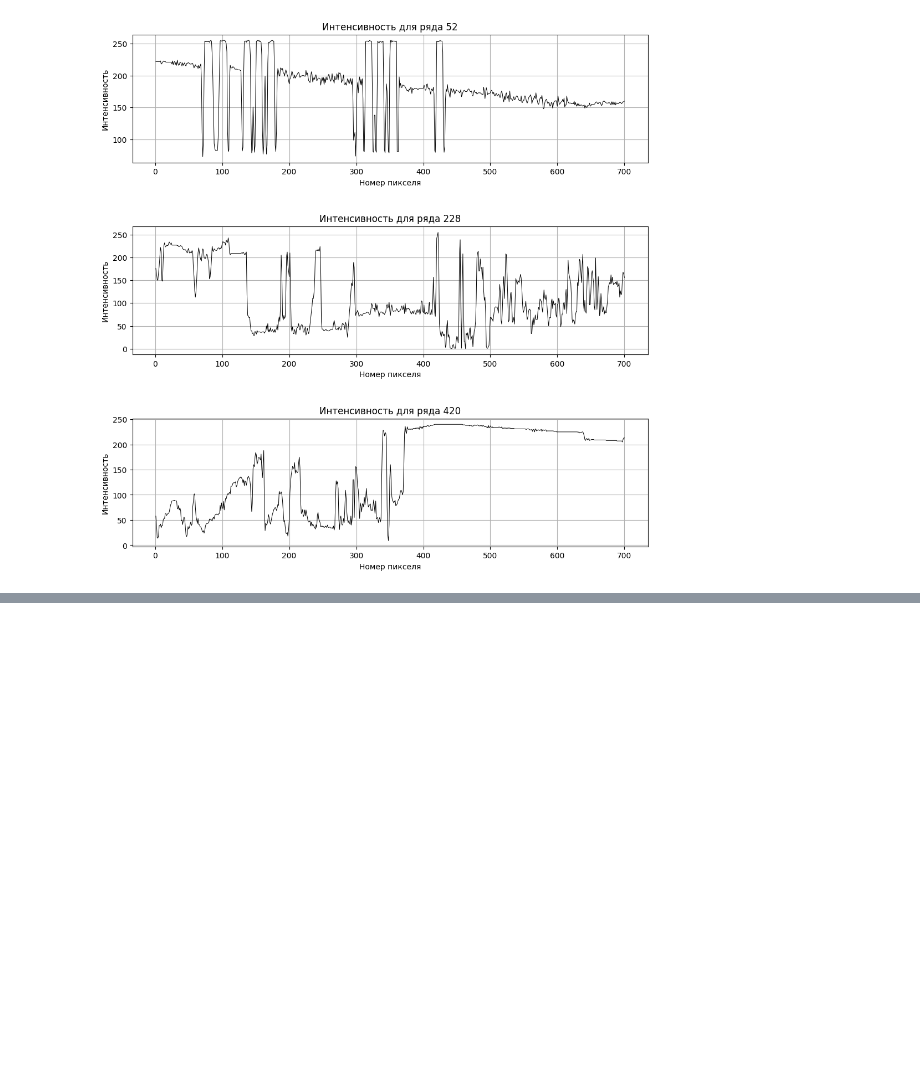
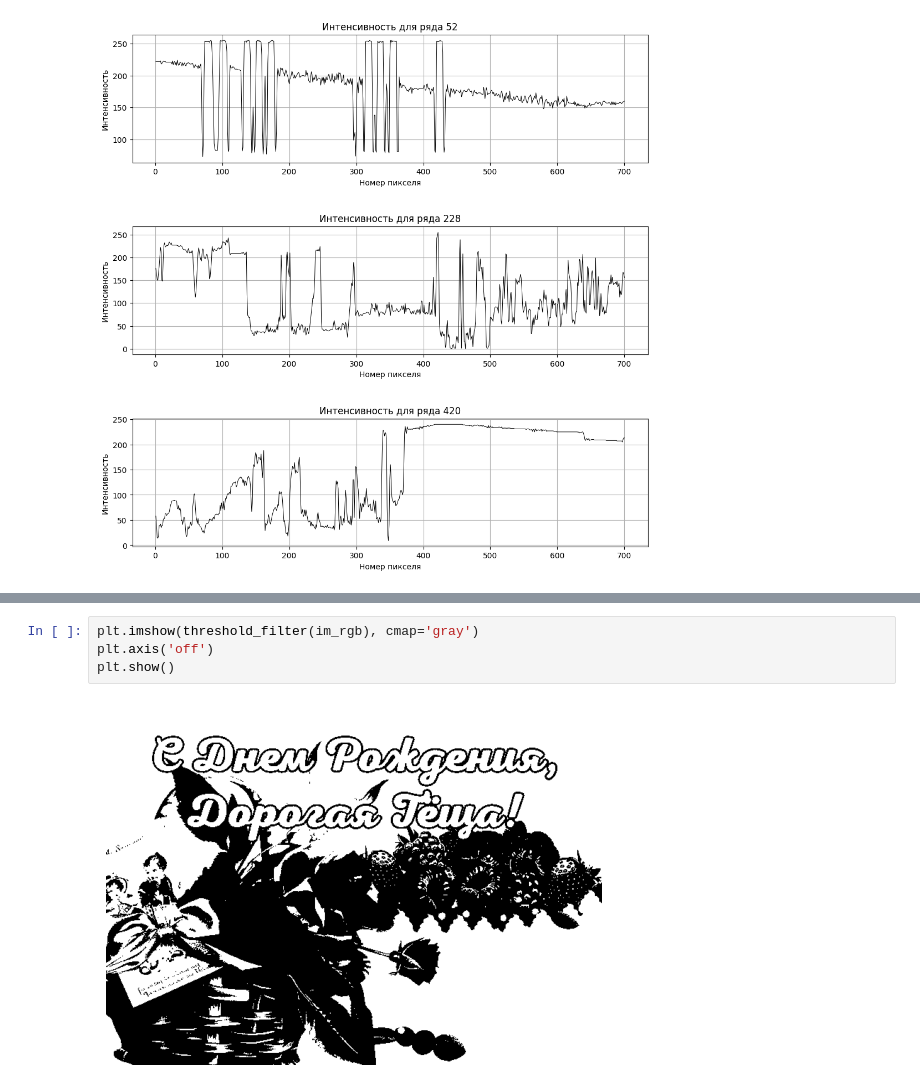
Before and after one commit to quant1on/matan_lab3, a Jupyter notebook: main.ipynb, the cells around one changed output, grey strips where cells are left out. Drawn from its saved outputs; the diff is of its cells as text; blank space fills up the shorter version.

```diff
--- a/main.ipynb
+++ b/main.ipynb
@@ -90,0 +97,6 @@ plt.show()
+# %%
+plt.imshow(threshold_filter(im_rgb), cmap='gray')
+plt.axis('off')
+plt.show()
+# %% [output]
+[figure, added]
```
Also changed, not shown: parts of 3 cells of this notebook, 1 other file.
